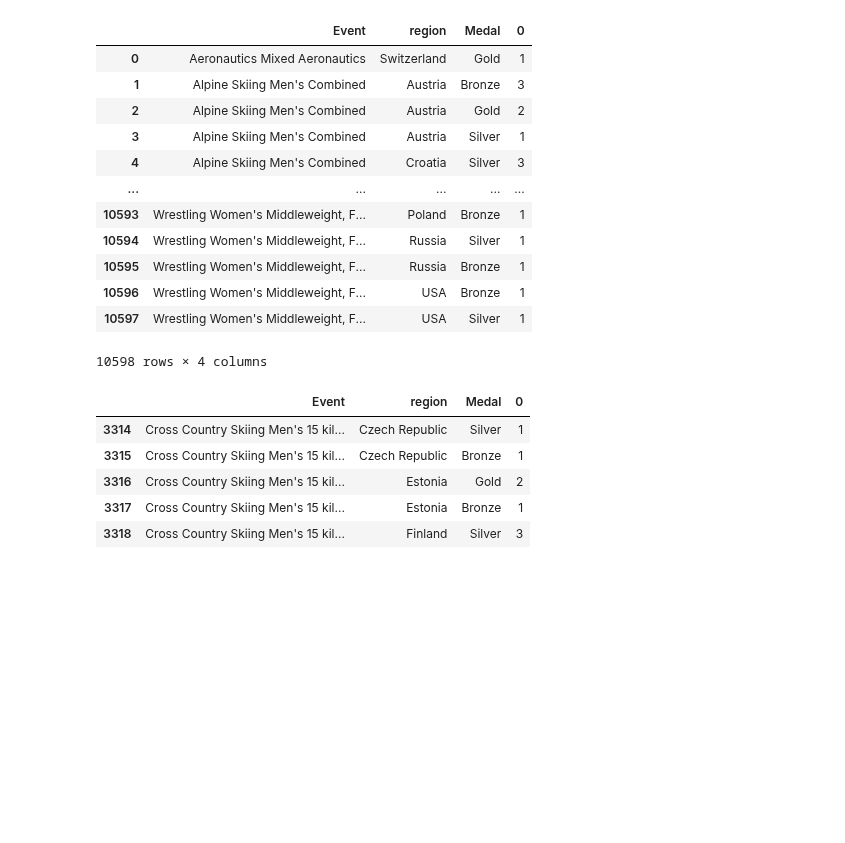
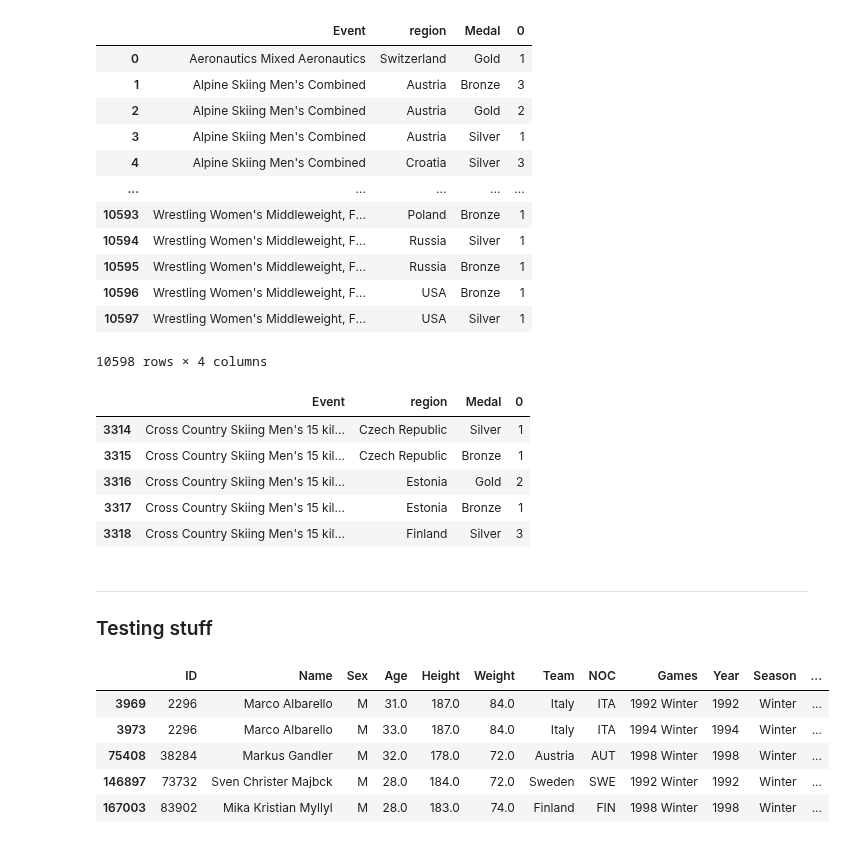
Before and after one commit to wlinds/ITHS-Projekt-OS, a Jupyter notebook: Notes/jonas_uppgift_2.ipynb, the cells around one changed output. Cells and saved outputs as stored; diff of their text form; code cells hidden in the pictures; blank space fills up the shorter version.

```diff
--- a/Notes/jonas_uppgift_2.ipynb
+++ b/Notes/jonas_uppgift_2.ipynb
@@ -393,3 +393,16 @@ men_10_kilometers_new_df.head()
 # %%
 fig = px.bar(men_10_kilometers_new_df, x="region", y=0, color="Medal", title="test")
 fig.show()
+# %% [markdown]
+___
+### Testing stuff
+# %%
+gk = df.groupby("Event")
+gk.get_group("Cross Country Skiing Men's 10 kilometres").dropna(subset='Medal').head()
+# %% [output]
+|  | ID | Name | Sex | Age | Height | Weight | Team | NOC | Games | Year | Season | ... |
+| 3969 | 2296 | Marco Albarello | M | 31.0 | 187.0 | 84.0 | Italy | ITA | 1992 Winter | 1992 | Winter | ... |
+| 3973 | 2296 | Marco Albarello | M | 33.0 | 187.0 | 84.0 | Italy | ITA | 1994 Winter | 1994 | Winter | ... |
+| 75408 | 38284 | Markus Gandler | M | 32.0 | 178.0 | 72.0 | Austria | AUT | 1998 Winter | 1998 | Winter | ... |
+| 146897 | 73732 | Sven Christer Majbck | M | 28.0 | 184.0 | 72.0 | Sweden | SWE | 1992 Winter | 1992 | Winter | ... |
+| 167003 | 83902 | Mika Kristian Myllyl | M | 28.0 | 183.0 | 74.0 | Finland | FIN | 1998 Winter | 1998 | Winter | ... |
```
Also changed, not shown: parts of 4 cells of this notebook.
